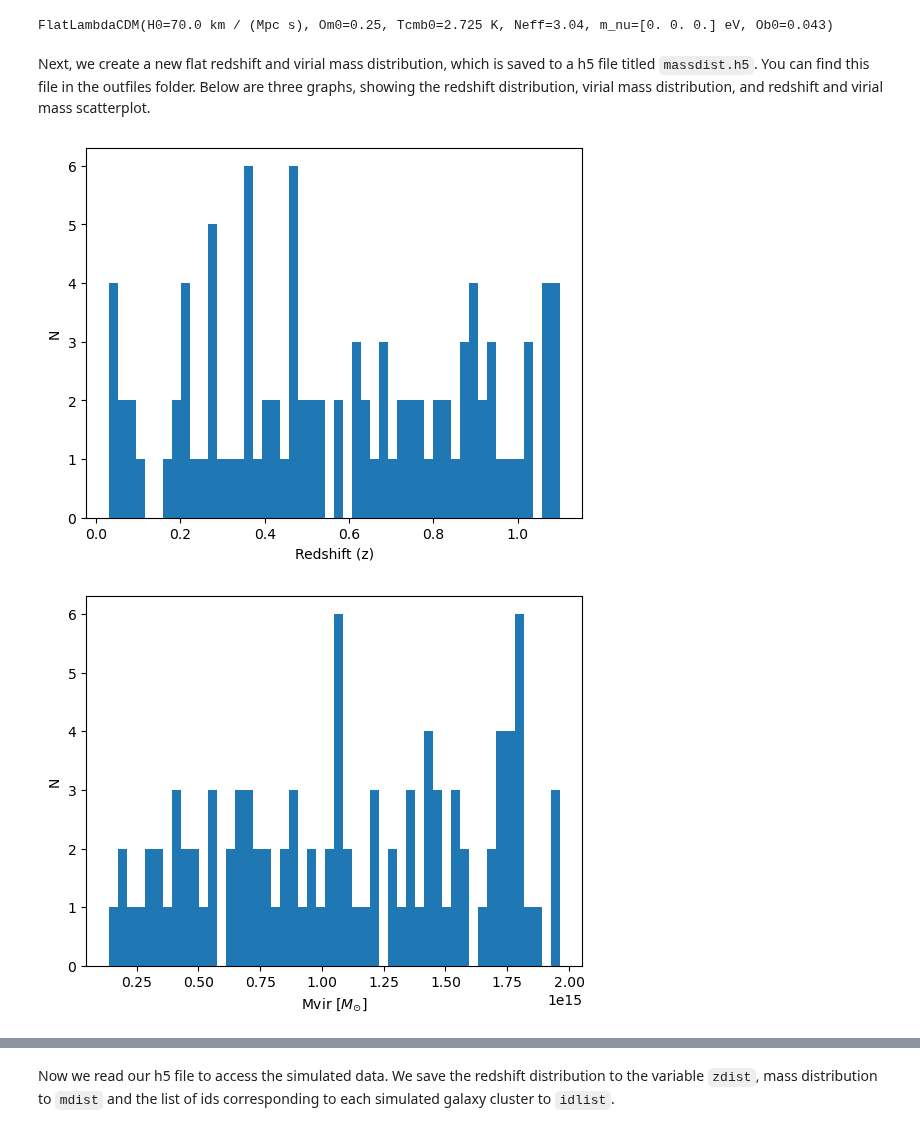
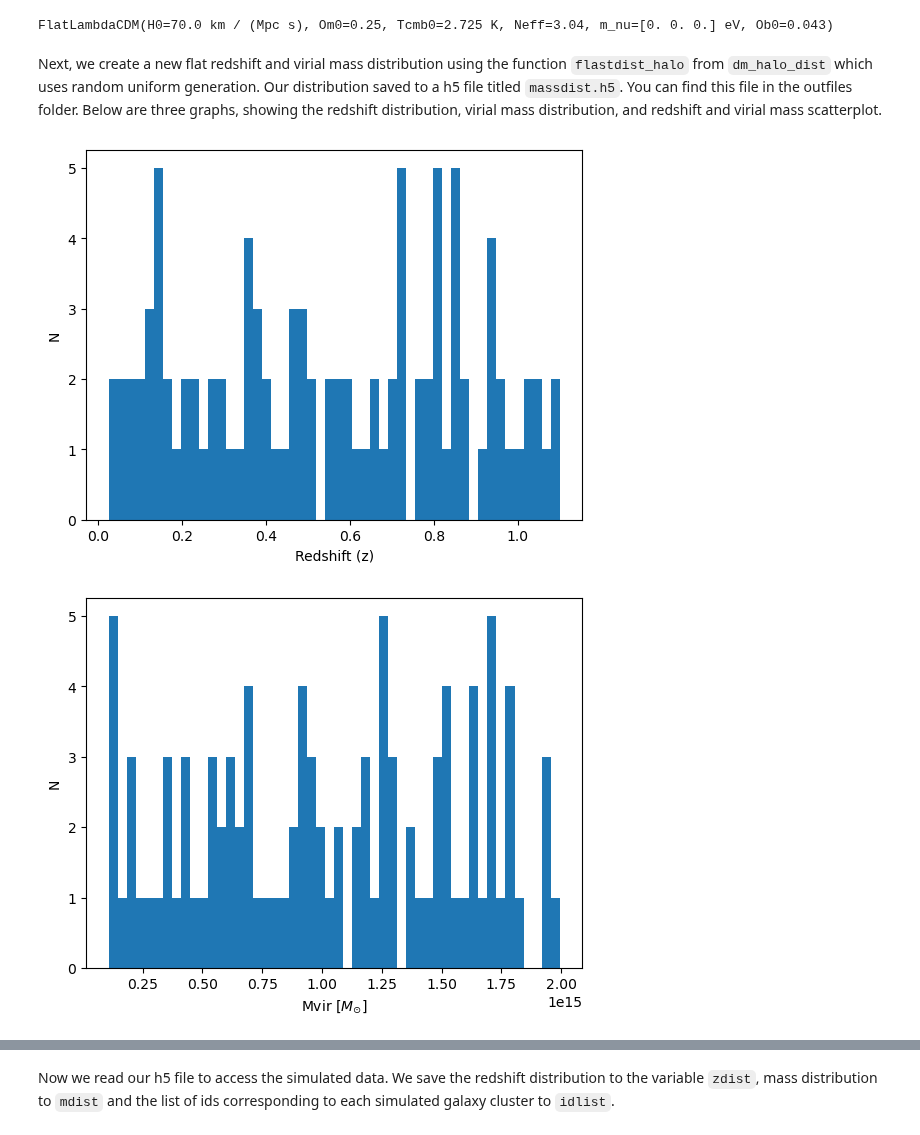
Before and after one commit to deepskies/DeepSZSim, a Jupyter notebook: notebooks/simsz_run_simulation.ipynb, the cells around one changed output, grey strips where cells are left out. Saved outputs shown, nothing was run; the diff lists cells and outputs as text; code cells hidden in the pictures.

Commit message:
documented dm_halo run_sims

```diff
--- a/notebooks/simsz_run_simulation.ipynb
+++ b/notebooks/simsz_run_simulation.ipynb
@@ -38,31 +38,31 @@ d['cosmo']
 # %% [output]
 FlatLambdaCDM(H0=70.0 km / (Mpc s), Om0=0.25, Tcmb0=2.725 K, Neff=3.04, m_nu=[0. 0. 0.] eV, Ob0=0.043)
 # %% [markdown]
-Next, we create a new flat redshift and virial mass distribution, which is saved to a h5 file titled `massdist.h5`. You can find this file in the outfiles folder. Below are three graphs, showing the redshift distribution, virial mass distribution, and redshift and virial mass scatterplot.
+Next, we create a new flat redshift and virial mass distribution using the function `flastdist_halo` from `dm_halo_dist` which uses random uniform generation. Our distribution saved to a h5 file titled `massdist.h5`. You can find this file in the outfiles folder. Below are three graphs, showing the redshift distribution, virial mass distribution, and redshift and virial mass scatterplot.
 # %%
 #Generate a new flat z, Mvir distribution and save to file:
 nsources=100 #Number of halos to generate
-zdist,mdist=make_dm_halo.flatdist_halo(0.01,1.1,1e14,2e15,nsources) #Generate a flat z, Mvir distribution for sims
+zdist,mdist=dm_halo_dist.flatdist_halo(0.01,1.1,1e14,2e15,nsources) #Generate a flat z, Mvir distribution for sims
 
 plt.hist(zdist,bins=50) #Show the z distribution
 plt.ylabel('N'),plt.xlabel('Redshift (z)')
 plt.show()
 plt.hist(mdist,bins=50) #Show the M500 distribution
 plt.ylabel('N'),plt.xlabel(r'Mvir [$M_{\odot}$]')
 plt.show()
 plt.plot(zdist,mdist,'o') #Show the z, M500 scatterplot
 plt.xlabel('z'),plt.ylabel(r'Mvir [$M_{\odot}$]')
 plt.show()
 
 sourceid=int(time.time()) #Create an initial ctime for the halo ID list to save catalog
 idlist=[sourceid+x for x in range(len(zdist))] #Create the halo ID list for catalog
 
 #Save this array to a h5 file
 data = h5py.File('massdist.h5', 'w')
 data.create_dataset('Redshift', data=zdist)
 data.create_dataset('Mass', data=mdist)
 data.create_dataset('id', data=idlist)
 data.close()
 # %% [output]
-[figure, old version]
+[figure, new version]
-[figure, old version]
+[figure, new version]
```
Also changed, not shown: parts of 23 cells of this notebook, 9 other files.
